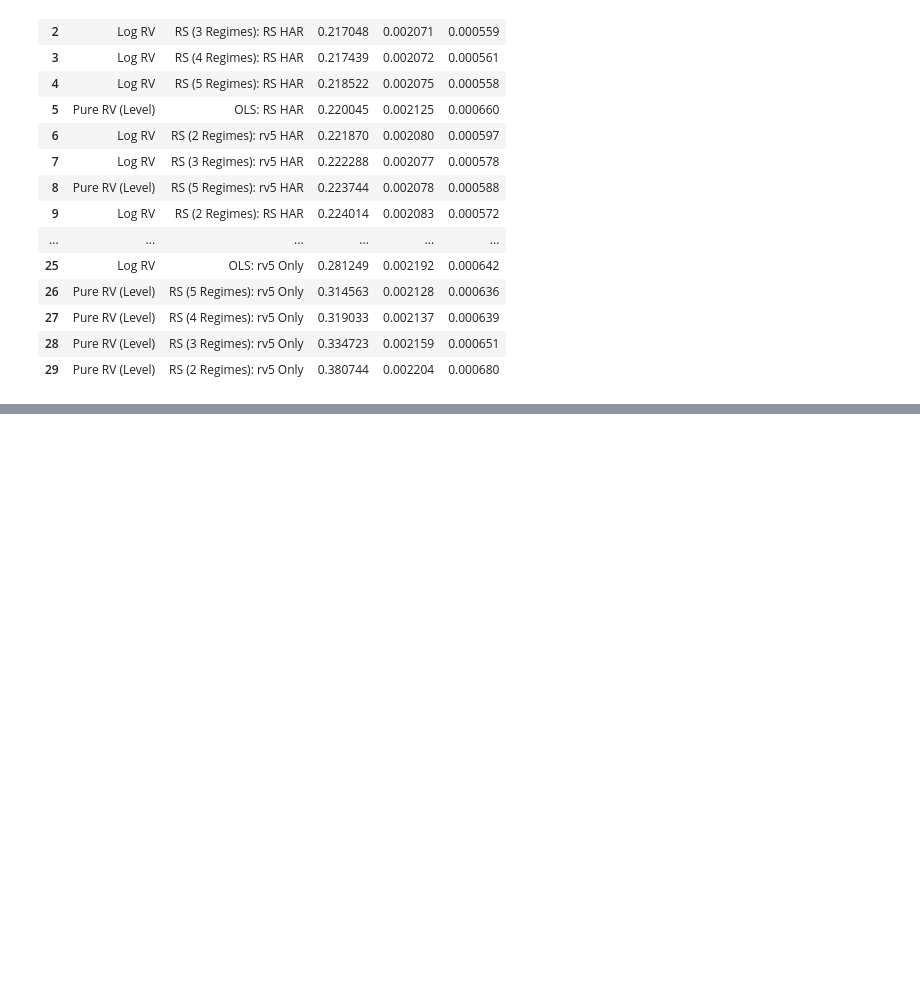
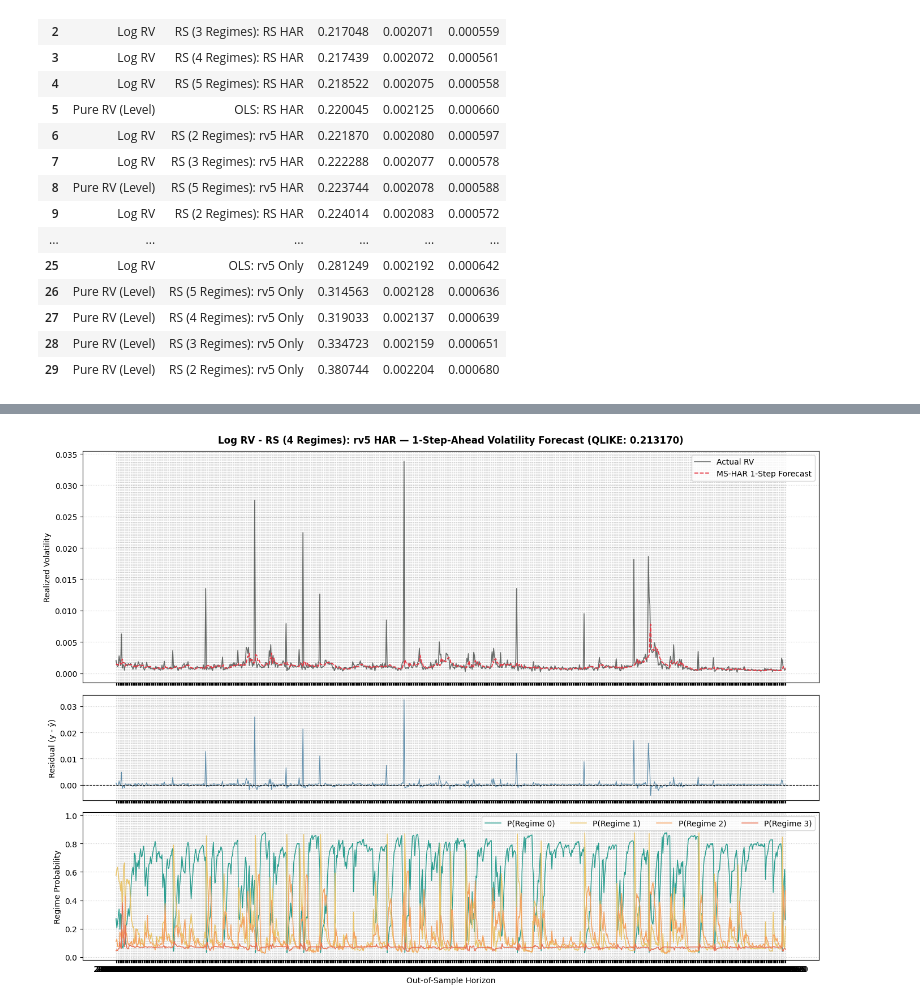
Before and after one commit to Deangr-econ/torch-volatility-engine, a Jupyter notebook: HAR_Markov_Switching.ipynb, the cells around one changed output, grey strips where cells are left out. Cells and saved outputs as stored; diff of their text form; code cells hidden in the pictures; blank space fills up the shorter version.

```diff
--- a/HAR_Markov_Switching.ipynb
+++ b/HAR_Markov_Switching.ipynb
@@ -547,18 +547,18 @@ def run_ms_har_forecasting(
         print(f"RMSE:  {metrics['RMSE']:.6f} | MAE: {metrics['MAE']:.6f} | QLIKE: {metrics['QLIKE']:.6f}")
 
     return {
-        # 'forecasts': y_hat_oos,
-        # 'regime_probs': regime_prob_oos,
-        # 'param_history': param_history,
-        'metrics': metrics,
-        # 'y_true': y_true_oos,
-        'total_time': total_time
-    }
+            'forecasts': y_hat_oos,
+            'regime_probs': regime_prob_oos,
+            'param_history': param_history,
+            'metrics': metrics,
+            'y_true': y_true_oos,
+            'total_time': total_time
+        }
 # %%
 data_model = data.copy()
 
 # Configure which regimes you want to dynamically test/compare
-regimes_to_test = [*range(2,6)]
+regimes_to_test = [*range(2,8)]
 
 # Define the three different predictor groups
 predictor_groups = {
@@ -795,0 +903,21 @@ else:
+# %%
+# 1. Run the optimal model specification
+best_model_res = run_ms_har_forecasting(
+    data=np.log(data),
+    target_col='rv5_p',
+    exog_cols=['rv5', 'rv5_w', 'rv5_m'],
+    train_split=0.80,
+    n_regimes=4,
+    is_log=True,
+    verbose=True
+)
+
+# 2. Inspect diagnostics and generate plots
+plot_model_diagnostics(
+    res=best_model_res,
+    data=data,
+    train_split=0.80,
+    is_log=True,
+    model_name="Log RV - RS (4 Regimes): rv5 HAR"
+)
+# %% [output]
@@ -795,0 +941 @@ else:
+[figure, added]
```
Also changed, not shown: parts of 2 cells of this notebook.
